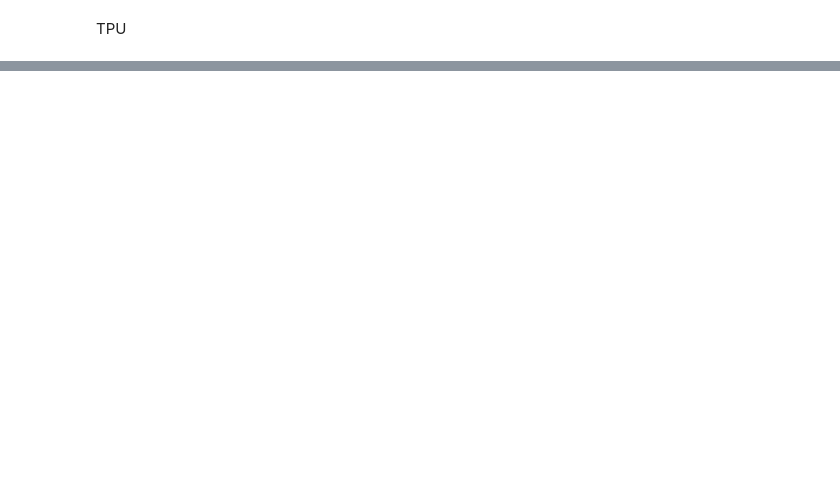
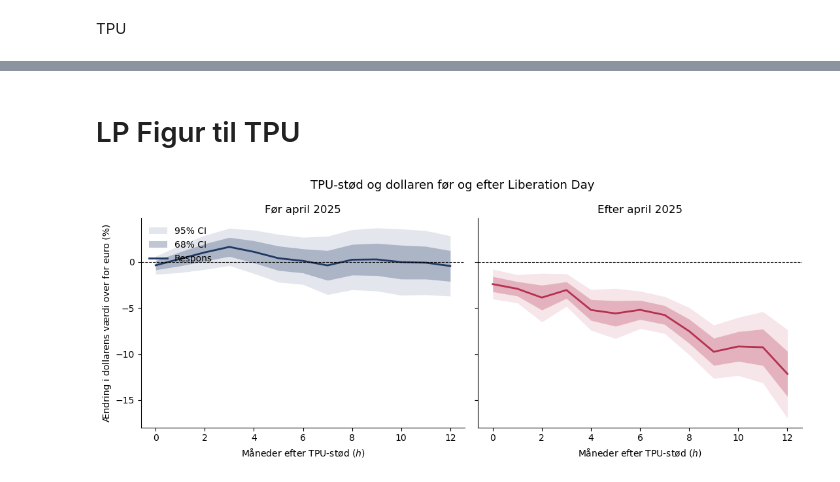
Before and after one commit to oliviarytter/Speciale, a Jupyter notebook: Local_projections.ipynb, the cells around one changed output, grey strips where cells are left out. Cells and saved outputs as stored; diff of their text form; code cells hidden in the pictures; blank space fills up the shorter version.

```diff
--- a/Local_projections.ipynb
+++ b/Local_projections.ipynb
@@ -1178,0 +634,2 @@ print(sammenligning.round(4).to_string(index=False))
+# %% [markdown]
+# LP Figur til TPU
@@ -1178,0 +697,33 @@ print(sammenligning.round(4).to_string(index=False))
+# %%
+import os
+import matplotlib.pyplot as plt
+
+lp_d = lp_fx(master, "lnTPU_z", H=12, dummy="post_LD")
+
+skala = -100   # log-point -> pct.; negativt fortegn så positiv = dollaren styrkes
+foer  = pd.DataFrame({"h": lp_d["h"], "b": lp_d["coef"] * skala,      "se": lp_d["se"] * 100})
+efter = pd.DataFrame({"h": lp_d["h"], "b": lp_d["coef_post"] * skala, "se": lp_d["se_post"] * 100})
+
+fig, axes = plt.subplots(1, 2, figsize=(11, 4.5), sharey=True)
+for ax, df, titel, farve in [(axes[0], foer,  "Før april 2025",  "#1f3864"),
+                              (axes[1], efter, "Efter april 2025", "#b5314f")]:
+    ax.fill_between(df["h"], df["b"] - 1.96 * df["se"], df["b"] + 1.96 * df["se"],
+                    color=farve, alpha=0.12, lw=0, label="95% CI")
+    ax.fill_between(df["h"], df["b"] - df["se"], df["b"] + df["se"],
+                    color=farve, alpha=0.28, lw=0, label="68% CI")
+    ax.plot(df["h"], df["b"], color=farve, lw=2, label="Respons")
+    ax.axhline(0, color="black", lw=0.8, ls="--")
+    ax.set_title(titel, fontsize=12)
+    ax.set_xlabel("Måneder efter TPU-stød ($h$)")
+    ax.spines[["top", "right"]].set_visible(False)
+
+axes[0].set_ylabel("Ændring i dollarens værdi over for euro (%)")
+axes[0].legend(frameon=False, loc="upper left")
+fig.suptitle("TPU-stød og dollaren før og efter Liberation Day", fontsize=13)
+plt.tight_layout()
+
+os.makedirs("figures", exist_ok=True)
+plt.savefig("figures/lp_tpu_foer_efter.pdf", bbox_inches="tight")
+plt.show()
+# %% [output]
+[figure, added]
```
Also changed, not shown: parts of 23 cells of this notebook, 10 other files.
